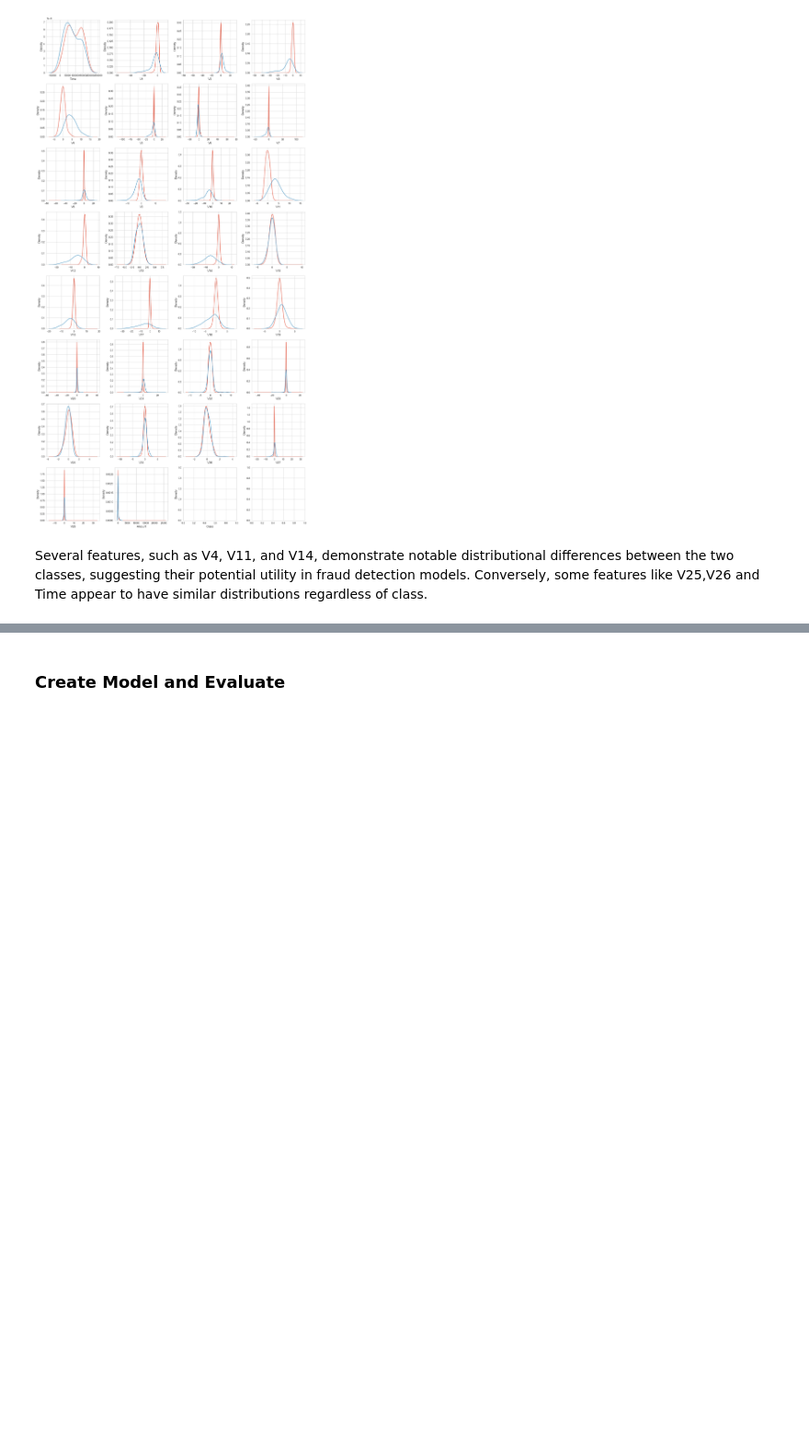
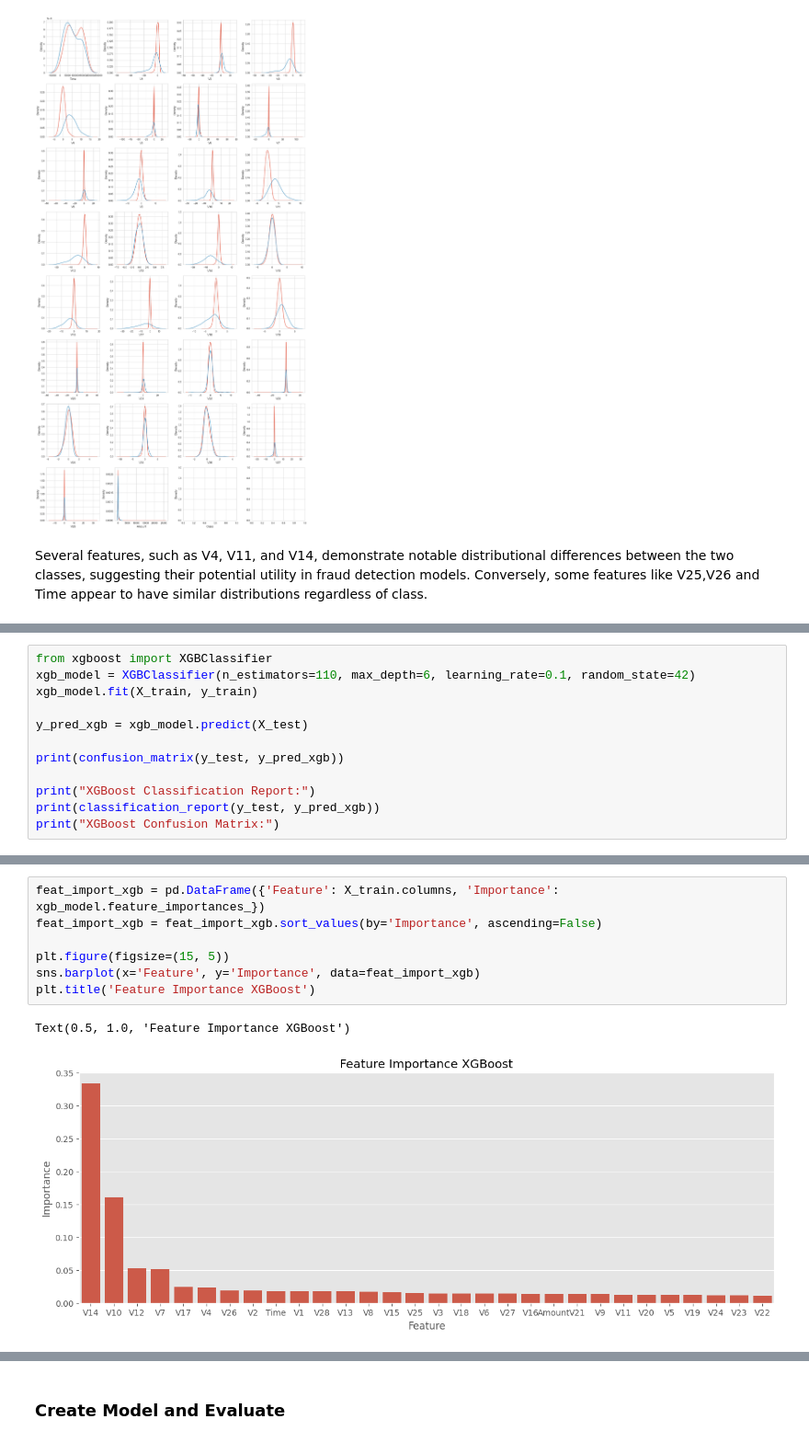
Before and after one commit to zahrarezaei87/Fraud-Detection, a Jupyter notebook: fraud detection.ipynb, the cells around one changed output, grey strips where cells are left out. Shown at 92% size. Cells and saved outputs as stored; diff of their text form; blank space fills up the shorter version.

```diff
--- a/fraud detection.ipynb
+++ b/fraud detection.ipynb
@@ -252,0 +255,12 @@ X_train_clean= pd.DataFrame(original_scale_data, columns=scaled_df.columns)
+# %%
+from xgboost import XGBClassifier
+xgb_model = XGBClassifier(n_estimators=110, max_depth=6, learning_rate=0.1, random_state=42)
+xgb_model.fit(X_train, y_train)
+
+y_pred_xgb = xgb_model.predict(X_test)
+
+print(confusion_matrix(y_test, y_pred_xgb))
+
+print("XGBoost Classification Report:")
+print(classification_report(y_test, y_pred_xgb))
+print("XGBoost Confusion Matrix:")
@@ -252,0 +281,10 @@ X_train_clean= pd.DataFrame(original_scale_data, columns=scaled_df.columns)
+# %%
+feat_import_xgb = pd.DataFrame({'Feature': X_train.columns, 'Importance': xgb_model.feature_importances_})
+feat_import_xgb = feat_import_xgb.sort_values(by='Importance', ascending=False)
+
+plt.figure(figsize=(15, 5))
+sns.barplot(x='Feature', y='Importance', data=feat_import_xgb)
+plt.title('Feature Importance XGBoost')
+# %% [output]
+Text(0.5, 1.0, 'Feature Importance XGBoost')
+[figure, added]
```
Also changed, not shown: parts of 31 cells of this notebook.
